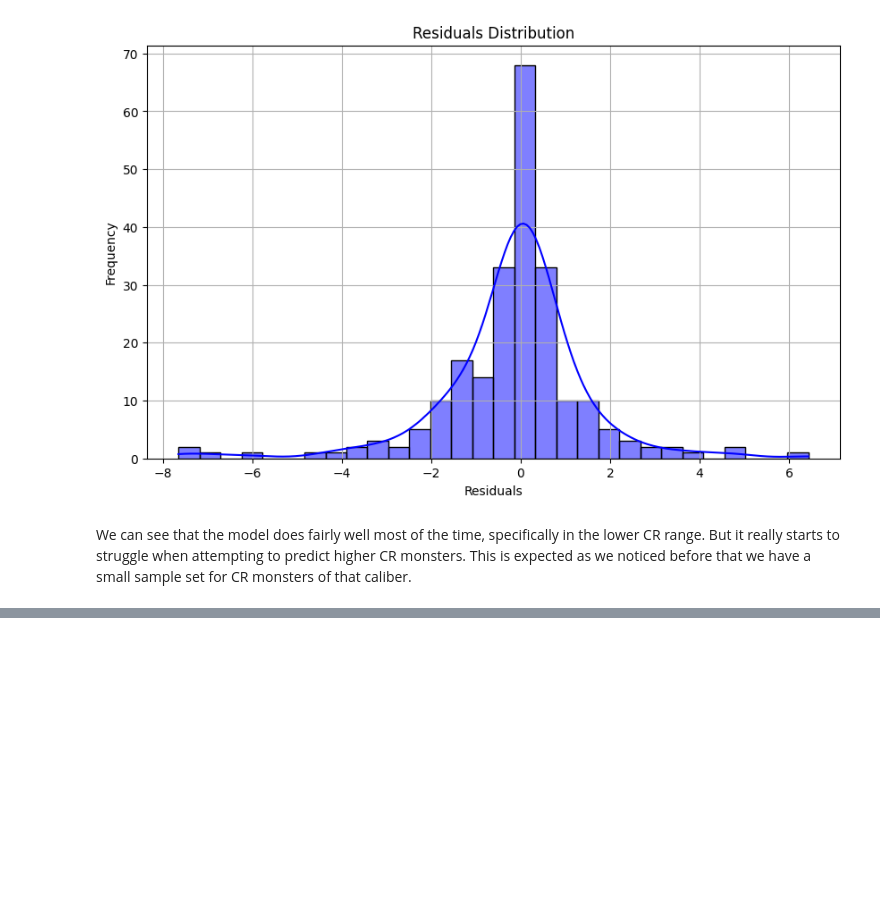
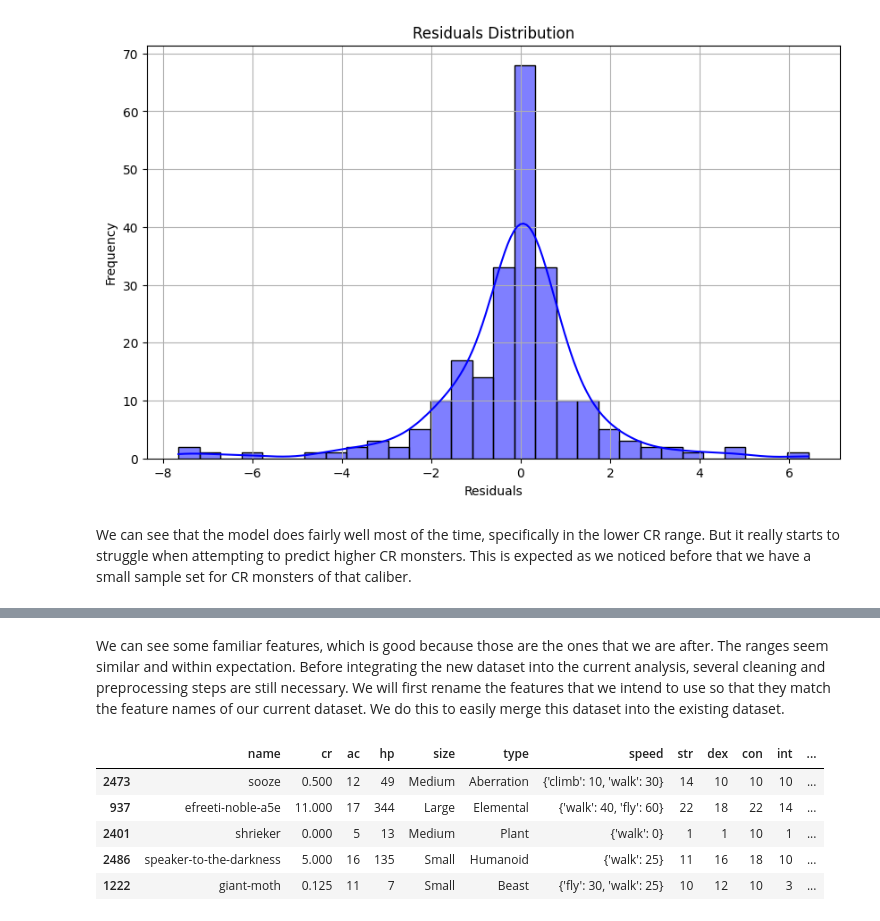
Before and after one commit to duradenzel/Individual-Challange, a Jupyter notebook: Individual challenge.ipynb, the cells around one changed output, grey strips where cells are left out. Drawn from its saved outputs; the diff is of its cells as text; code cells hidden in the pictures; blank space fills up the shorter version.

```diff
--- a/Individual challenge.ipynb
+++ b/Individual challenge.ipynb
@@ -697,0 +729,30 @@ This is expected as we noticed before that we have a small sample set for CR mon
+# %% [markdown]
+We can see some familiar features, which is good because those are the ones that we are after. The ranges seem similar and within expectation.
+Before integrating the new dataset into the current analysis, several cleaning and preprocessing steps are still necessary.
+We will first rename the features that we intend to use so that they match the feature names of our current dataset. We do this to easily merge this dataset into the existing dataset.
+# %%
+rename_mapping = {
+    "name": "name_capitalized",
+    "slug": "name",
+    "armor_class": "ac",
+    "hit_points": "hp",
+    "strength": "str",
+    "dexterity": "dex",
+    "constitution": "con",
+    "intelligence": "int",
+    "wisdom": "wis",
+    "charisma": "cha",
+}
+new_df.rename(columns=rename_mapping, inplace=True)
+
+columns_to_keep = ["name","cr", "ac", "hp","size", "type", "speed", "str", "dex", "con",
+                   "int", "wis", "cha"]
+new_df = new_df[columns_to_keep]
+new_df.sample(5)
+# %% [output]
+|  | name | cr | ac | hp | size | type | speed | str | dex | con | int | ... |
+| 2473 | sooze | 0.500 | 12 | 49 | Medium | Aberration | {'climb': 10, 'walk': 30} | 14 | 10 | 10 | 10 | ... |
+| 937 | efreeti-noble-a5e | 11.000 | 17 | 344 | Large | Elemental | {'walk': 40, 'fly': 60} | 22 | 18 | 22 | 14 | ... |
+| 2401 | shrieker | 0.000 | 5 | 13 | Medium | Plant | {'walk': 0} | 1 | 1 | 10 | 1 | ... |
+| 2486 | speaker-to-the-darkness | 5.000 | 16 | 135 | Small | Humanoid | {'walk': 25} | 11 | 16 | 18 | 10 | ... |
+| 1222 | giant-moth | 0.125 | 11 | 7 | Small | Beast | {'fly': 30, 'walk': 25} | 10 | 12 | 10 | 3 | ... |
```
Also changed, not shown: parts of 18 cells of this notebook, 1 other file.
